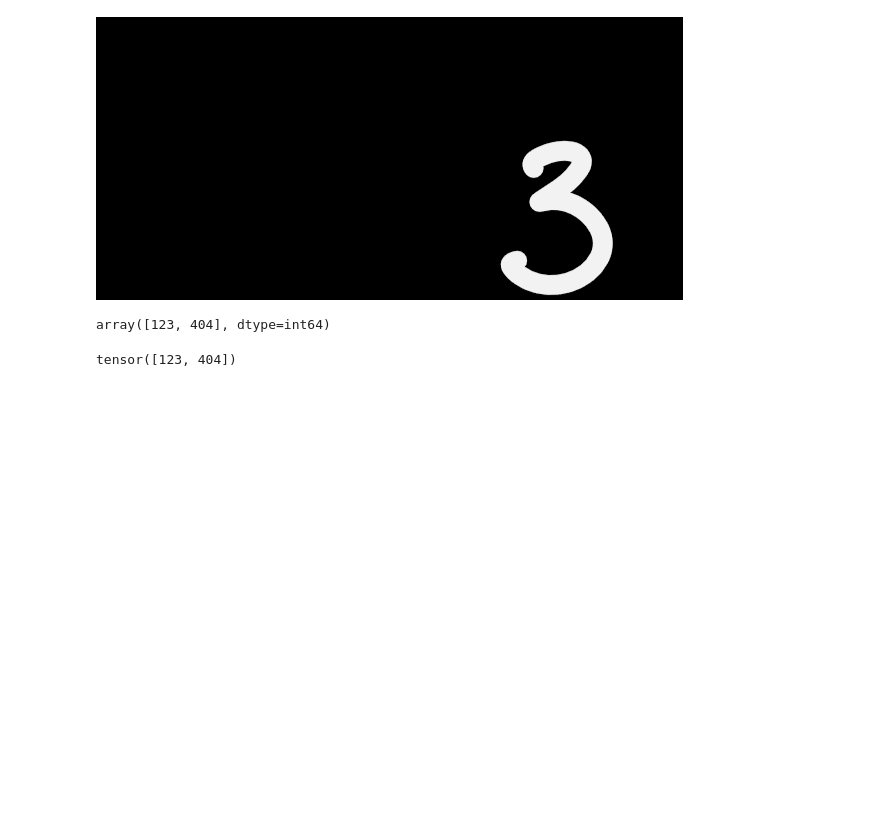
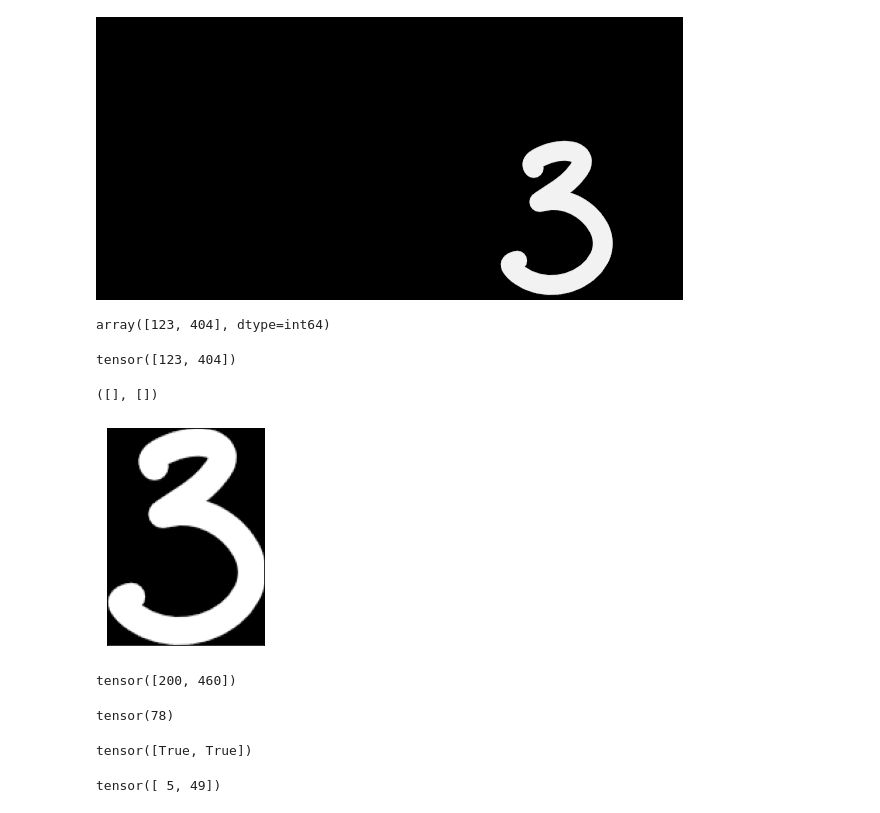
Before and after one commit to knmlprz/handwritten-digits, a Jupyter notebook: Notebooks/image_preprocessing.ipynb, the cells around one changed output. Cells and saved outputs as stored; diff of their text form; code cells hidden in the pictures; blank space fills up the shorter version.

```diff
--- a/Notebooks/image_preprocessing.ipynb
+++ b/Notebooks/image_preprocessing.ipynb
@@ -53,3 +53,30 @@ array([123, 404], dtype=int64)
 torch.amin(torch.stack(torch.where(ptim > 0)), dim=1)
 # %% [output]
 tensor([123, 404])
+# %%
+top, left = torch.amin(torch.stack(torch.where(ptim > 0)), dim=1)
+bottom, right = torch.amax(torch.stack(torch.where(ptim > 0)), dim=1)
+plt.imshow(ptim[top:bottom, left:right], cmap='gray')
+plt.xticks([])
+plt.yticks([])
+# %% [output]
+([], [])
+[figure, added]
+# %%
+center = torch.tensor([(top.item() + bottom.item()) // 2, (left.item() + right.item()) // 2])
+center
+# %% [output]
+tensor([200, 460])
+# %%
+imrad = max(bottom - center[0], right - center[1])
+imrad
+# %% [output]
+tensor(78)
+# %%
+center + imrad < torch.tensor(ptim.size())
+# %% [output]
+tensor([True, True])
+# %%
+torch.tensor(ptim.size()) - (center + imrad)
+# %% [output]
+tensor([ 5, 49])
```
Also changed, not shown: parts of 8 cells of this notebook.
